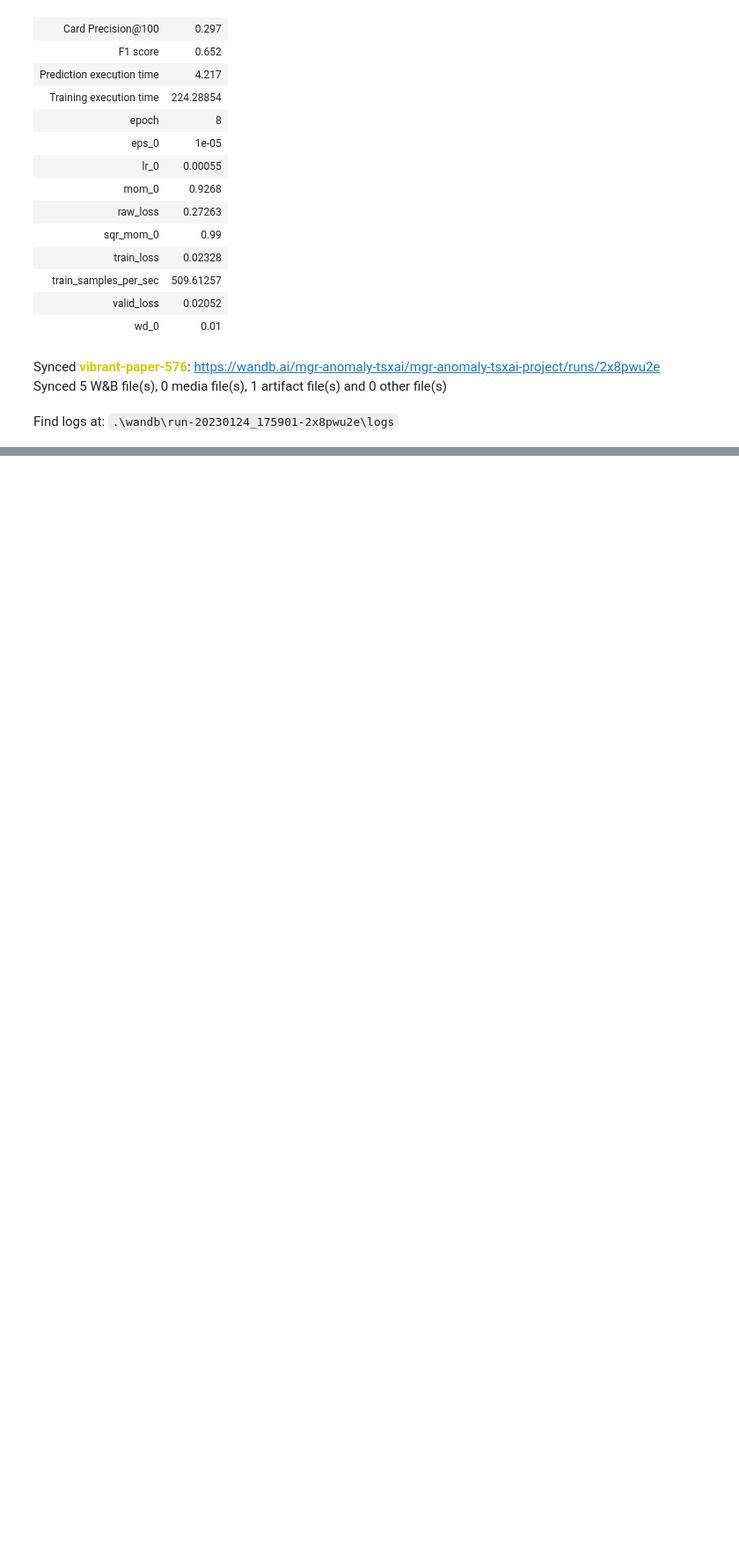
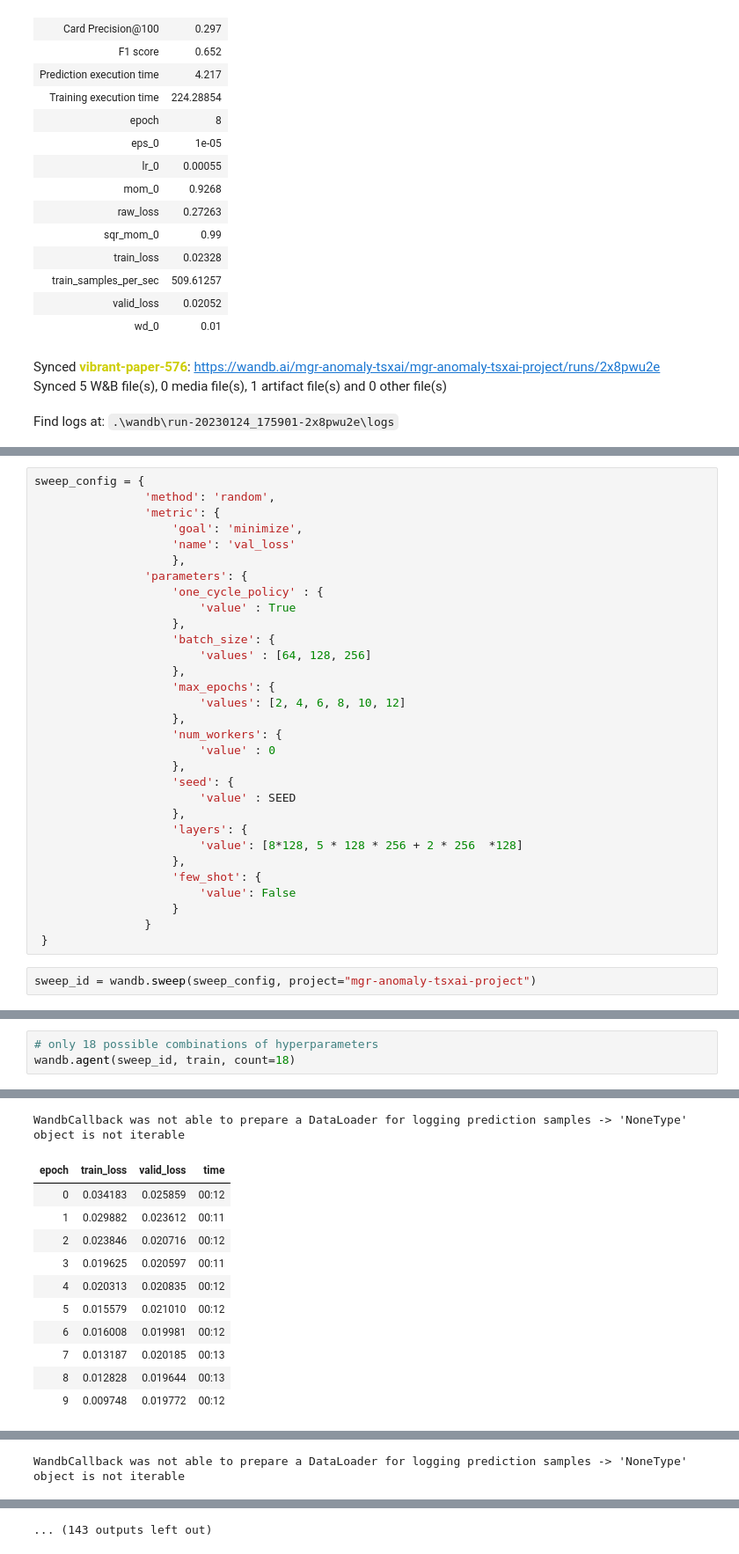
Before and after one commit to MarcinChamera/mgr-anomaly-ts-xai, a Jupyter notebook: tsai/tsai-sweeps-models_testing/tsai-OmniScaleCNN.ipynb, the cells around one changed output, grey strips where cells are left out. Shown at 88% size. Drawn from its saved outputs; the diff is of its cells as text; blank space fills up the shorter version.

```diff
--- a/tsai/tsai-sweeps-models_testing/tsai-OmniScaleCNN.ipynb
+++ b/tsai/tsai-sweeps-models_testing/tsai-OmniScaleCNN.ipynb
@@ -231,0 +267,33 @@ Find logs at: .\wandb\run-20230124_175901-2x8pwu2e\logs
+# %%
+sweep_config = {
+                'method': 'random',
+                'metric': {
+                    'goal': 'minimize',
+                    'name': 'val_loss'
+                    },
+                'parameters': {
+                    'one_cycle_policy' : {
+                        'value' : True
+                    },
+                    'batch_size': {
+                        'values' : [64, 128, 256]
+                    },
+                    'max_epochs': {
+                        'values': [2, 4, 6, 8, 10, 12]
+                    },
+                    'num_workers': {
+                        'value' : 0
+                    },
+                    'seed': {
+                        'value' : SEED
+                    },
+                    'layers': {
+                        'value': [8*128, 5 * 128 * 256 + 2 * 256  *128]
+                    },
+                    'few_shot': {
+                        'value': False
+                    }
+                }
+ }
+# %%
+sweep_id = wandb.sweep(sweep_config, project="mgr-anomaly-tsxai-project")
@@ -231,0 +370,4 @@ Find logs at: .\wandb\run-20230124_175901-2x8pwu2e\logs
+# %%
+# only 18 possible combinations of hyperparameters
+wandb.agent(sweep_id, train, count=18)
+# %% [output]
@@ -231,0 +390,12 @@ Find logs at: .\wandb\run-20230124_175901-2x8pwu2e\logs
+WandbCallback was not able to prepare a DataLoader for logging prediction samples -> 'NoneType' object is not iterable
+| epoch | train_loss | valid_loss | time |
+| 0 | 0.034183 | 0.025859 | 00:12 |
+| 1 | 0.029882 | 0.023612 | 00:11 |
+| 2 | 0.023846 | 0.020716 | 00:12 |
+| 3 | 0.019625 | 0.020597 | 00:11 |
+| 4 | 0.020313 | 0.020835 | 00:12 |
+| 5 | 0.015579 | 0.021010 | 00:12 |
+| 6 | 0.016008 | 0.019981 | 00:12 |
+| 7 | 0.013187 | 0.020185 | 00:13 |
+| 8 | 0.012828 | 0.019644 | 00:13 |
+| 9 | 0.009748 | 0.019772 | 00:12 |
@@ -231,0 +403 @@ Find logs at: .\wandb\run-20230124_175901-2x8pwu2e\logs
+WandbCallback was not able to prepare a DataLoader for logging prediction samples -> 'NoneType' object is not iterable
@@ -231,0 +416 @@ Find logs at: .\wandb\run-20230124_175901-2x8pwu2e\logs
+... (143 outputs left out)
```
Also changed, not shown: parts of 7 cells of this notebook, 12 other files.
